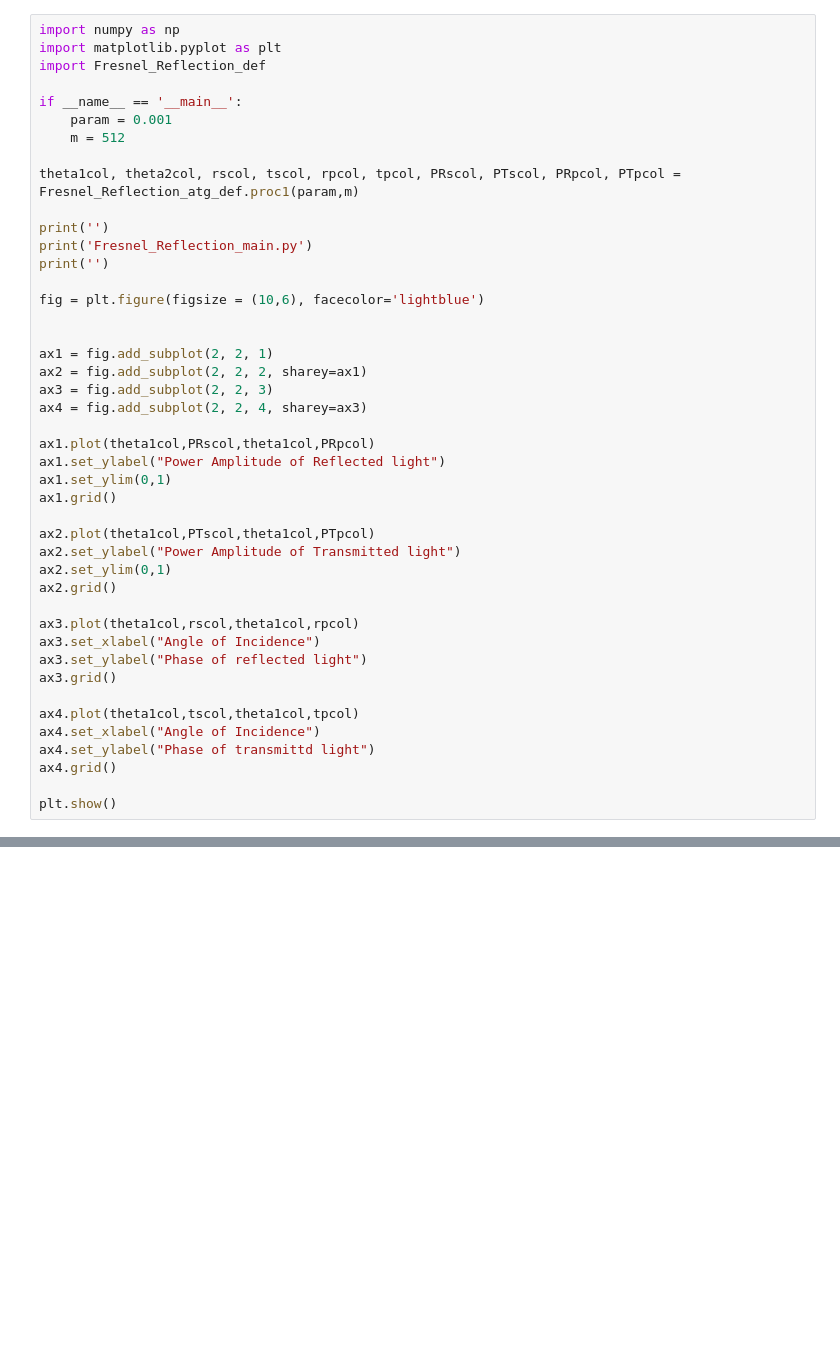
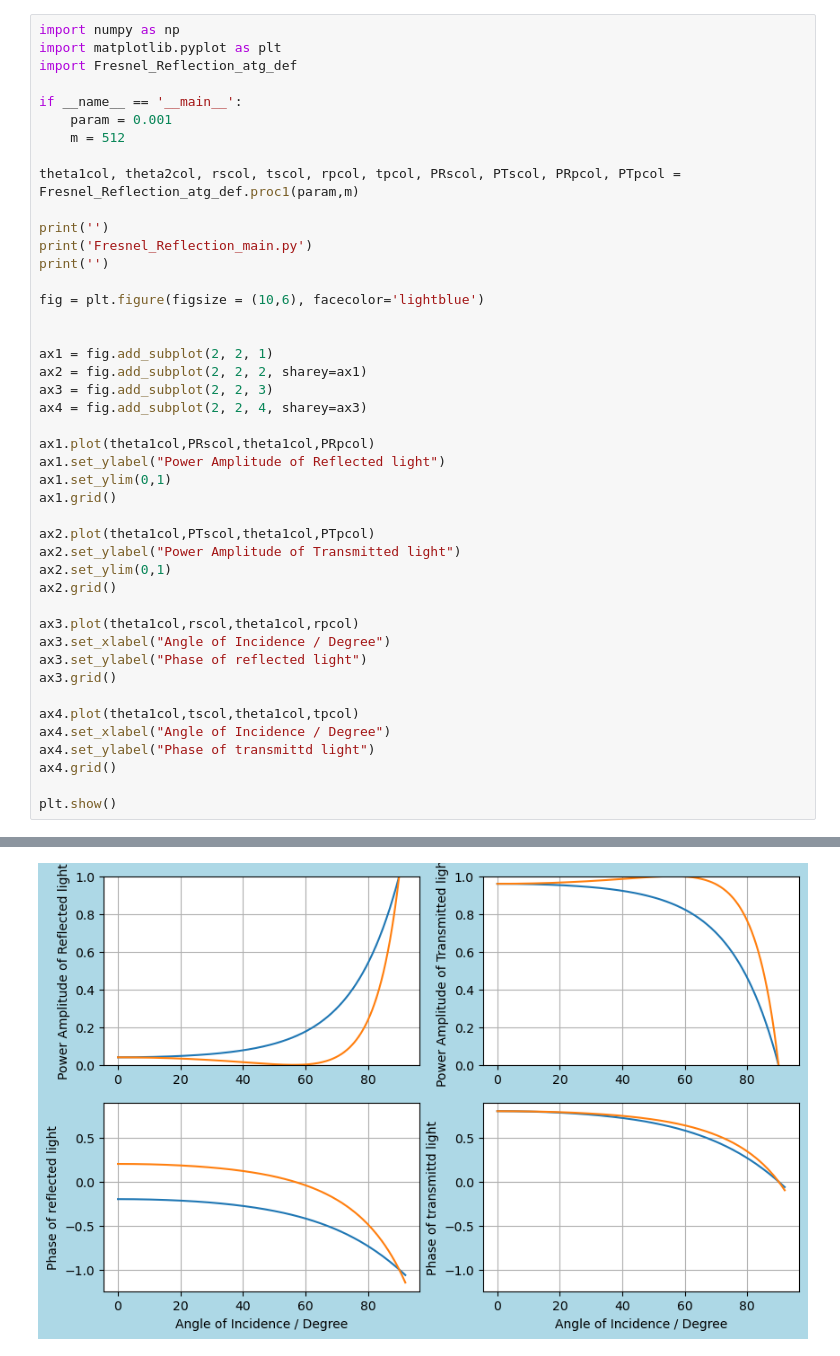
Before and after one commit to tacticstactics/Fresnel-equations, a Jupyter notebook: air-to-glass/Fresnel_Reflection_atg_main.ipynb, the cells around one changed output, grey strips where cells are left out. Saved outputs shown, nothing was run; the diff lists cells and outputs as text; blank space fills up the shorter version.

```diff
--- a/air-to-glass/Fresnel_Reflection_atg_main.ipynb
+++ b/air-to-glass/Fresnel_Reflection_atg_main.ipynb
@@ -1,7 +1,7 @@
 # %%
 import numpy as np
 import matplotlib.pyplot as plt
-import Fresnel_Reflection_def
+import Fresnel_Reflection_atg_def
 
 if __name__ == '__main__':
     param = 0.001
@@ -32,13 +32,14 @@ ax2.set_ylim(0,1)
 ax2.grid()
 
 ax3.plot(theta1col,rscol,theta1col,rpcol)
-ax3.set_xlabel("Angle of Incidence")
+ax3.set_xlabel("Angle of Incidence / Degree")
 ax3.set_ylabel("Phase of reflected light")
 ax3.grid()
 
 ax4.plot(theta1col,tscol,theta1col,tpcol)
-ax4.set_xlabel("Angle of Incidence")
+ax4.set_xlabel("Angle of Incidence / Degree")
 ax4.set_ylabel("Phase of transmittd light")
 ax4.grid()
 
 plt.show()
+# %% [output]
@@ -44,0 +47 @@ plt.show()
+[figure, added]
```
Also changed, not shown: parts of 1 cell of this notebook.
